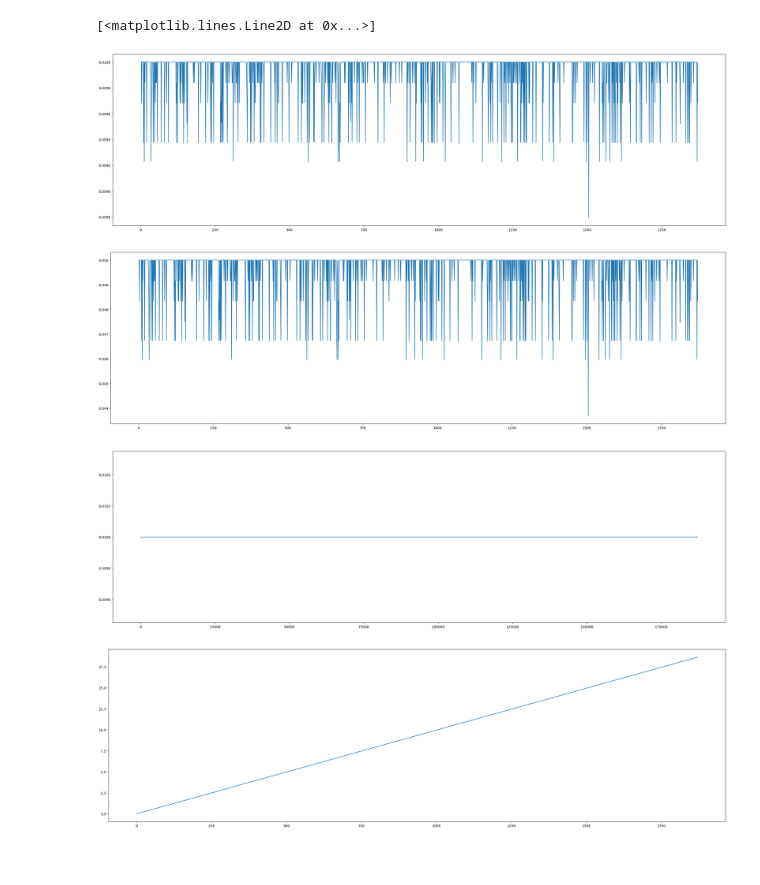
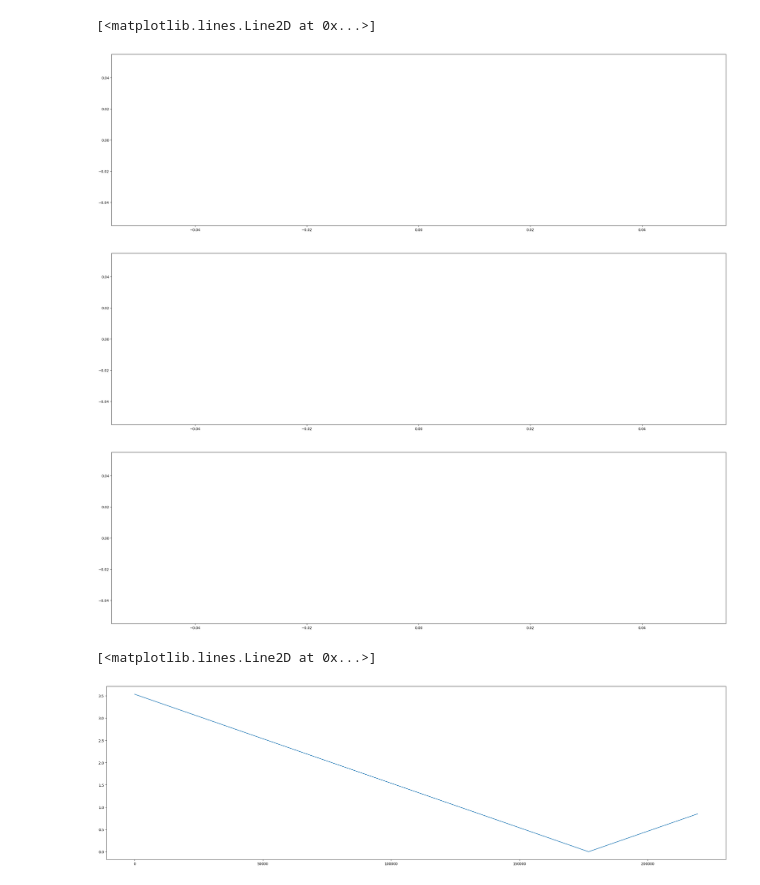
Before and after one commit to MinhNguyen2000/ROS2_DRL_Navigation, a Jupyter notebook: python/environments/minh_testing.ipynb, the cells around one changed output. Cells and saved outputs as stored; diff of their text form; code cells hidden in the pictures; blank space fills up the shorter version.

Commit message:
modify the agent observation in _get_obs() and create method to find l2_distance() between agent and goal. Test in the ipynb notebook

```diff
--- a/python/environments/minh_testing.ipynb
+++ b/python/environments/minh_testing.ipynb
@@ -16,15 +16,15 @@ model, data = test_env.model, test_env.data
 vel_hist = []
 avel_hist = []
 angle_hist = []
-ctrl_hist = []
+d_goal_hist = []
 
 with mujoco.viewer.launch_passive(model, data) as viewer:
 	i = 0
 
 	# # Select the camera
-	# CAMERA_NAME = "camera"
-	# viewer.cam.type = mujoco.mjtCamera.mjCAMERA_FIXED
-	# viewer.cam.fixedcamid = model.camera(CAMERA_NAME).id
+	CAMERA_NAME = "camera"
+	viewer.cam.type = mujoco.mjtCamera.mjCAMERA_FIXED
+	viewer.cam.fixedcamid = model.camera(CAMERA_NAME).id
 
 	# enable viewer options:
 	viewer.opt.frame = mujoco.mjtFrame.mjFRAME_BODY
@@ -36,21 +36,27 @@ with mujoco.viewer.launch_passive(model, data) as viewer:
 		# --- control simulation
 		ctrl = np.zeros(3)
 		ctrl[0] = 0.01
-		ctrl[2] = 0.05
+		# ctrl[2] = 0.005
 
 		# --- simulation
-		ctrl = test_env.step(ctrl)
-		ctrl_hist.append(ctrl)
+		d_goal = test_env.step(ctrl)		# distance between agent and goal
+		d_goal_hist.append(d_goal)
 		viewer.sync()
 
 		if (i % 100 == 0):
 			agent_pose, goal_pose = test_env._get_obs()
-			x, y, theta, x_dot, y_dot, theta_dot = agent_pose
+			print(agent_pose[0:3], goal_pose, d_goal)
+
+			# ============= agent control debug =============
+			# x, y, theta, x_dot, y_dot, theta_dot = agent_pose
 			# print(f"theta_{i:7d}: {agent_pose[2]/np.pi*180:6.2f} deg | theta_dot_{i:7d}: {agent_pose[5]/np.pi*180:6.2f} deg/s", end="\r")
 			# print(f"Time {i:10d} - Robot position ({x:5.2f},{y:5.2f}) | Goal position {goal_pose}")
-			lin_vel = np.sqrt(x_dot**2 + y_dot**2)
+			# lin_vel = np.sqrt(x_dot**2 + y_dot**2)
 
-			angle_hist.append(theta)
-			vel_hist.append(lin_vel)
-			avel_hist.append(theta_dot)
+			# angle_hist.append(theta)
+			# vel_hist.append(lin_vel)
+			# avel_hist.append(theta_dot)
 			# print(f"Current robot linear velocities at time {i:7d}: {lin_vel:10.5}", end="\r")
+
+			# ============= goal pose debug =============
+			# print(goal_pose)
@@ -57,20 +81,19 @@ with mujoco.viewer.launch_passive(model, data) as viewer:
 # %%
 figure = plt.figure(figsize=(32,9))
 plt.plot(vel_hist)
 
 figure = plt.figure(figsize=(32,9))
 plt.plot(avel_hist)
 
-figure = plt.figure(figsize=(32,9))
-ctrl_x, ctrl_y, ctrl_z = zip(*ctrl_hist)
-linear_ctrl_norm = np.sqrt(np.square(ctrl_x) + np.square(ctrl_y))
-plt.plot(np.round(linear_ctrl_norm,4))
+# figure = plt.figure(figsize=(32,9))
+# ctrl_x, ctrl_y, ctrl_z = zip(*ctrl_hist)
+# linear_ctrl_norm = np.sqrt(np.square(ctrl_x) + np.square(ctrl_y))
+# plt.plot(np.round(linear_ctrl_norm,4))
 
 figure = plt.figure(figsize=(32,9))
 plt.plot(angle_hist)
 # %% [output]
 [<matplotlib.lines.Line2D at 0x...>]
-[figure, old version]
+[figure, new version]
-[figure, old version]
+[figure, new version]
-[figure, old version]
+[figure, new version]
-[figure, removed]
@@ -85,3 +100,9 @@ for i in ctrl_hist:
+# %%
+figure = plt.figure(figsize=(32,9))
+plt.plot(d_goal_hist)
+# %% [output]
+[<matplotlib.lines.Line2D at 0x...>]
+[figure, added]
 # %%
 theta_range = np.linspace(0, 2*np.pi, num=100)
 action = np.array([0.05, 0, 0], dtype=np.float32)
```
Also changed, not shown: parts of 3 cells of this notebook, 1 other file.
